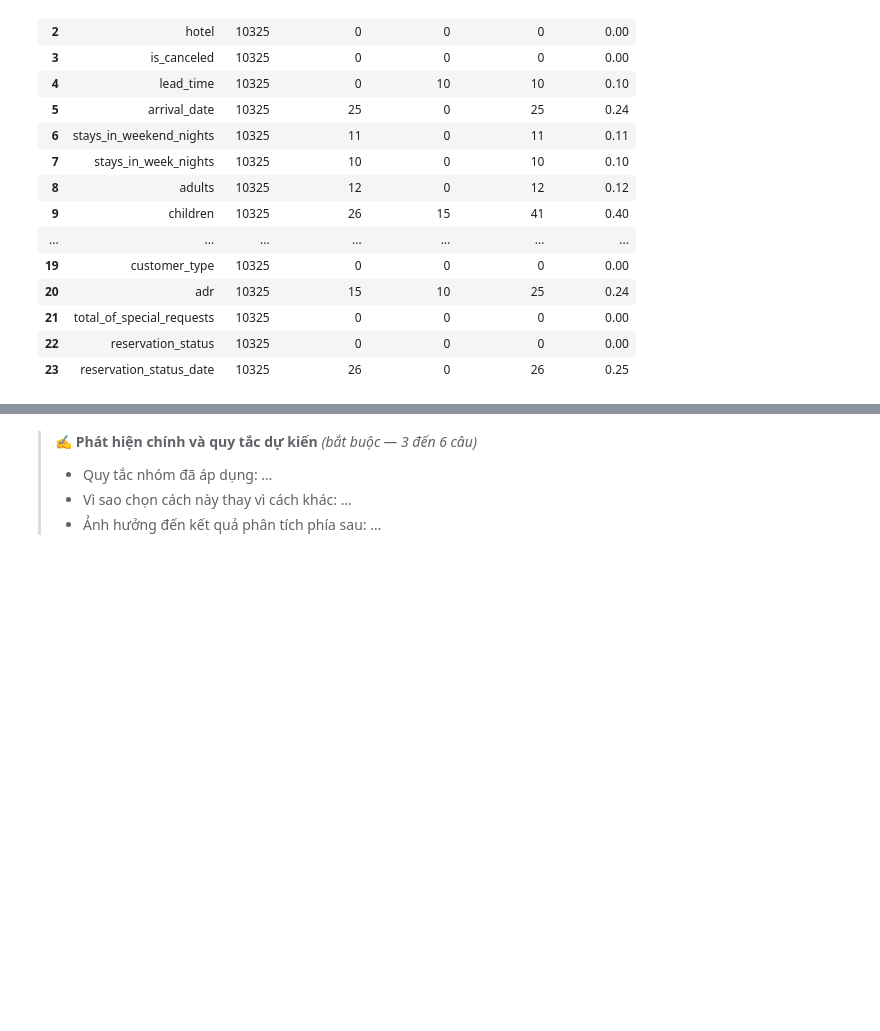
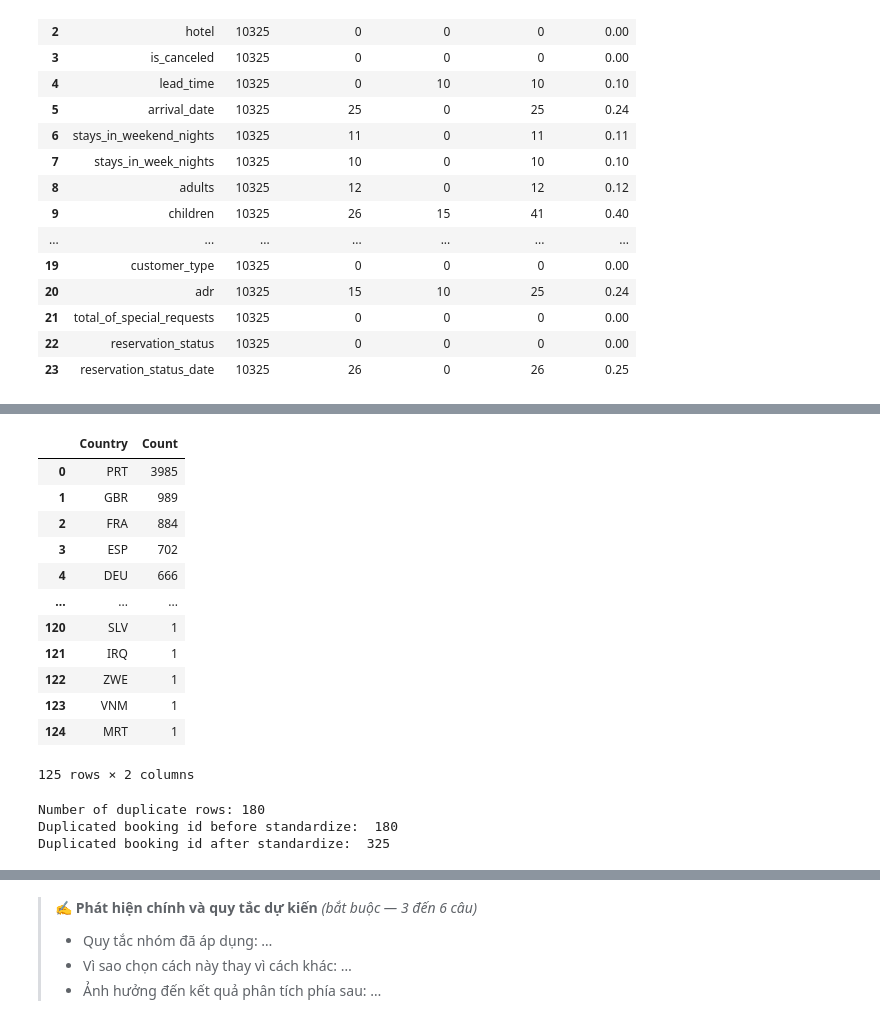
Before and after one commit to hanhathuy/hotel-booking-analysis, a Jupyter notebook: hotel_student_starter.ipynb, the cells around one changed output, grey strips where cells are left out. Saved outputs shown, nothing was run; the diff lists cells and outputs as text; code cells hidden in the pictures; blank space fills up the shorter version.

```diff
--- a/hotel_student_starter.ipynb
+++ b/hotel_student_starter.ipynb
@@ -591,4 +595,39 @@ Name: count, dtype: int64
+# %%
+# Country
+country_df = raw_df['country'].value_counts(dropna=False).reset_index()
+country_df.columns = ['Country', 'Count']
+display(pd.DataFrame(country_df))
+# %% [output]
+|  | Country | Count |
+| 0 | PRT | 3985 |
+| 1 | GBR | 989 |
+| 2 | FRA | 884 |
+| 3 | ESP | 702 |
+| 4 | DEU | 666 |
+| ... | ... | ... |
+| 120 | SLV | 1 |
+| 121 | IRQ | 1 |
+| 122 | ZWE | 1 |
+| 123 | VNM | 1 |
+| 124 | MRT | 1 |
+125 rows × 2 columns
 # %%
 # A5 · Bản ghi trùng và khóa
 # TODO: đếm trùng trên 23 cột nghiệp vụ; đếm booking_id lặp trước/sau chuẩn hóa; lưu vài ví dụ row_id
+
+# Select all cols except 'row_id'
+biz_cols = [col for col in raw_df.columns if col != "row_id"]
+duplicates = raw_df.duplicated(subset = biz_cols)
+print(f"Number of duplicate rows: {duplicates.sum()}")
+
+# count booking_id
+print("Duplicated booking id before standardize: ",raw_df['booking_id'].duplicated().sum())
+new_booking_id = raw_df['booking_id'].str.strip().str.upper()
+print("Duplicated booking id after standardize: ",new_booking_id.duplicated().sum())
+
+# Using funtion "example ids()" to show several row_id
+# %% [output]
+Number of duplicate rows: 180
+Duplicated booking id before standardize:  180
+Duplicated booking id after standardize:  325
 # %%
```
Also changed, not shown: parts of 37 cells of this notebook.
